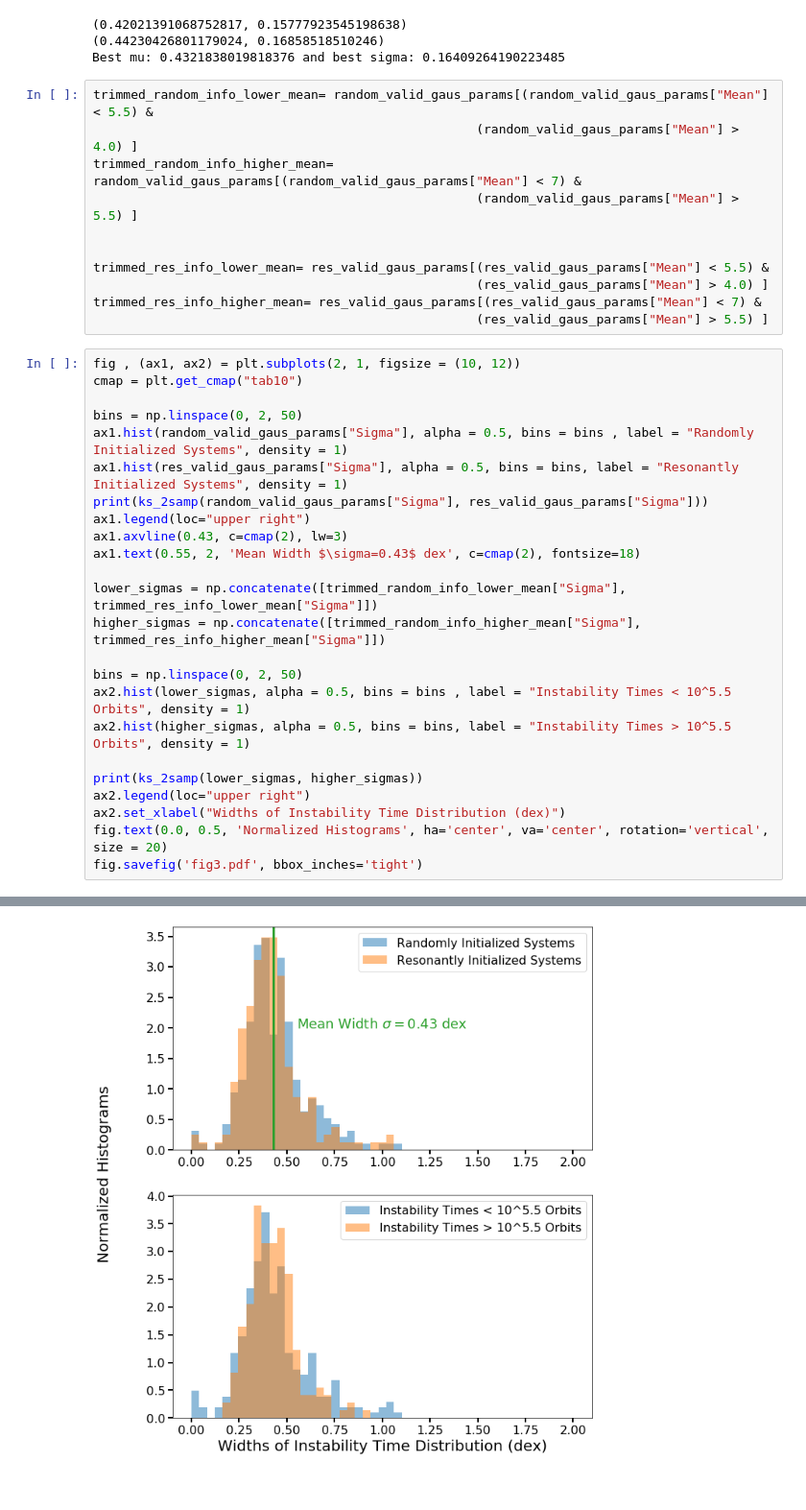
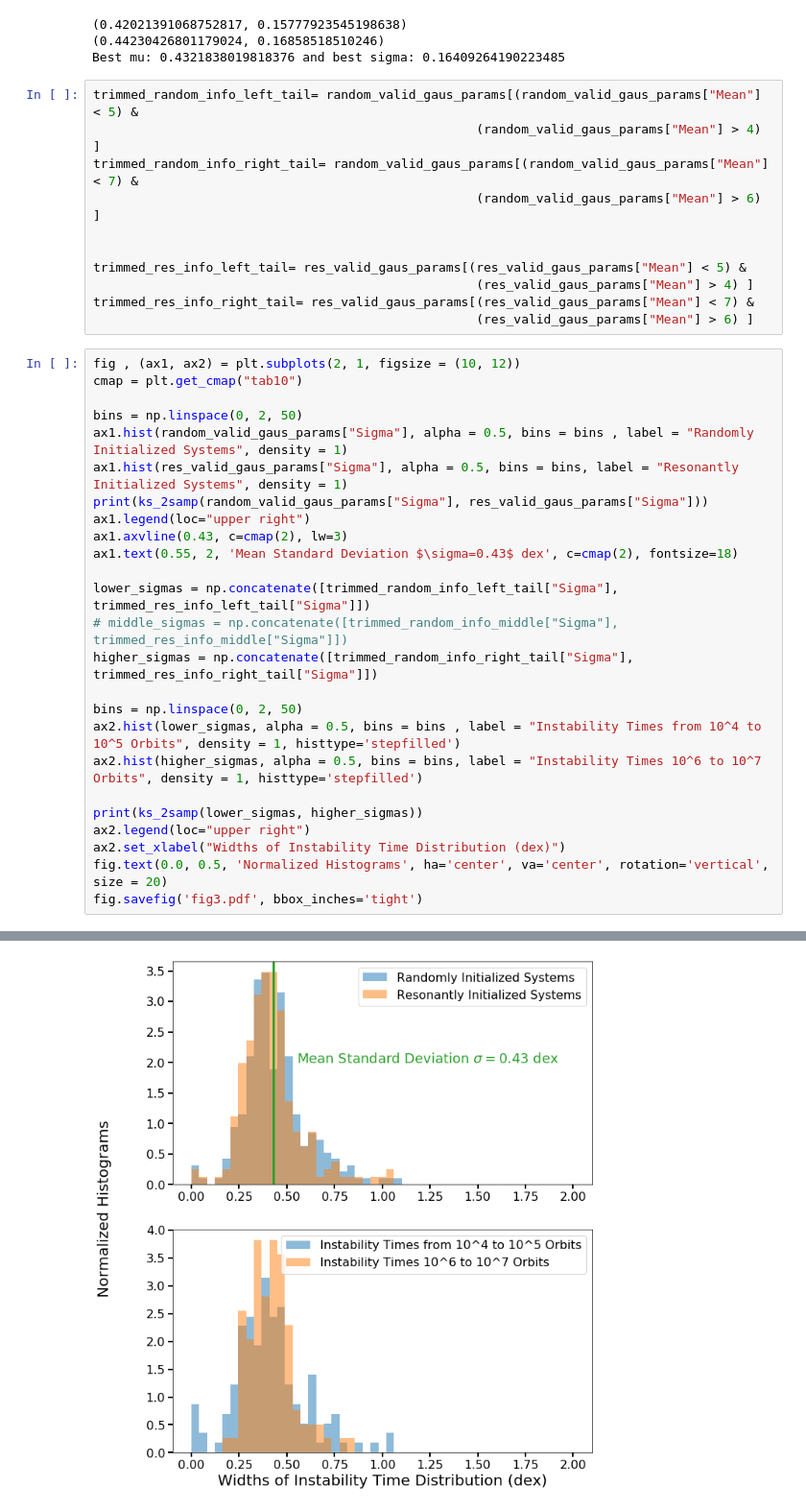
Before and after one commit to Naireen/StabilitySetImage, a Jupyter notebook: Analysis/Figure3_DistributionOfWidths.ipynb, the cells around one changed output, grey strips where cells are left out. Shown: that part at 96% size. Drawn from its saved outputs; the diff is of its cells as text.

```diff
--- a/Analysis/Figure3_DistributionOfWidths.ipynb
+++ b/Analysis/Figure3_DistributionOfWidths.ipynb
@@ -45,16 +45,16 @@ prob_sig = norm.pdf(x, mu_fit, sig_fit)
 (0.44230426801179024, 0.16858518510246)
 Best mu: 0.4321838019818376 and best sigma: 0.16409264190223485
 # %%
-trimmed_random_info_lower_mean= random_valid_gaus_params[(random_valid_gaus_params["Mean"] < 5.5) &
-                                                   (random_valid_gaus_params["Mean"] > 4.0) ]
-trimmed_random_info_higher_mean= random_valid_gaus_params[(random_valid_gaus_params["Mean"] < 7) &
-                                                   (random_valid_gaus_params["Mean"] > 5.5) ]
+trimmed_random_info_left_tail= random_valid_gaus_params[(random_valid_gaus_params["Mean"] < 5) &
+                                                   (random_valid_gaus_params["Mean"] > 4) ]
+trimmed_random_info_right_tail= random_valid_gaus_params[(random_valid_gaus_params["Mean"] < 7) &
+                                                   (random_valid_gaus_params["Mean"] > 6) ]
 
 
-trimmed_res_info_lower_mean= res_valid_gaus_params[(res_valid_gaus_params["Mean"] < 5.5) &
-                                                   (res_valid_gaus_params["Mean"] > 4.0) ]
-trimmed_res_info_higher_mean= res_valid_gaus_params[(res_valid_gaus_params["Mean"] < 7) &
-                                                   (res_valid_gaus_params["Mean"] > 5.5) ]
+trimmed_res_info_left_tail= res_valid_gaus_params[(res_valid_gaus_params["Mean"] < 5) &
+                                                   (res_valid_gaus_params["Mean"] > 4) ]
+trimmed_res_info_right_tail= res_valid_gaus_params[(res_valid_gaus_params["Mean"] < 7) &
+                                                   (res_valid_gaus_params["Mean"] > 6) ]
 # %%
 fig , (ax1, ax2) = plt.subplots(2, 1, figsize = (10, 12))
 cmap = plt.get_cmap("tab10")
@@ -65,14 +65,15 @@ ax1.hist(res_valid_gaus_params["Sigma"], alpha = 0.5, bins = bins, label = "Reso
 print(ks_2samp(random_valid_gaus_params["Sigma"], res_valid_gaus_params["Sigma"]))
 ax1.legend(loc="upper right")
 ax1.axvline(0.43, c=cmap(2), lw=3)
-ax1.text(0.55, 2, 'Mean Width $\sigma=0.43$ dex', c=cmap(2), fontsize=18)
+ax1.text(0.55, 2, 'Mean Standard Deviation $\sigma=0.43$ dex', c=cmap(2), fontsize=18)
 
-lower_sigmas = np.concatenate([trimmed_random_info_lower_mean["Sigma"], trimmed_res_info_lower_mean["Sigma"]])
-higher_sigmas = np.concatenate([trimmed_random_info_higher_mean["Sigma"], trimmed_res_info_higher_mean["Sigma"]])
+lower_sigmas = np.concatenate([trimmed_random_info_left_tail["Sigma"], trimmed_res_info_left_tail["Sigma"]])
+# middle_sigmas = np.concatenate([trimmed_random_info_middle["Sigma"], trimmed_res_info_middle["Sigma"]])
+higher_sigmas = np.concatenate([trimmed_random_info_right_tail["Sigma"], trimmed_res_info_right_tail["Sigma"]])
 
 bins = np.linspace(0, 2, 50)
-ax2.hist(lower_sigmas, alpha = 0.5, bins = bins , label = "Instability Times < 10^5.5 Orbits", density = 1)
-ax2.hist(higher_sigmas, alpha = 0.5, bins = bins, label = "Instability Times > 10^5.5 Orbits", density = 1)
+ax2.hist(lower_sigmas, alpha = 0.5, bins = bins , label = "Instability Times from 10^4 to 10^5 Orbits", density = 1, histtype='stepfilled')
+ax2.hist(higher_sigmas, alpha = 0.5, bins = bins, label = "Instability Times 10^6 to 10^7 Orbits", density = 1, histtype='stepfilled')
 
 print(ks_2samp(lower_sigmas, higher_sigmas))
 ax2.legend(loc="upper right")
@@ -85 +86 @@ Ks_2sampResult(statistic=0.10423112021188988, pvalue=0.18860792225445167)
-[figure, old version]
+[figure, new version]
```
Also changed, not shown: parts of 1 cell of this notebook, 1 other file.
